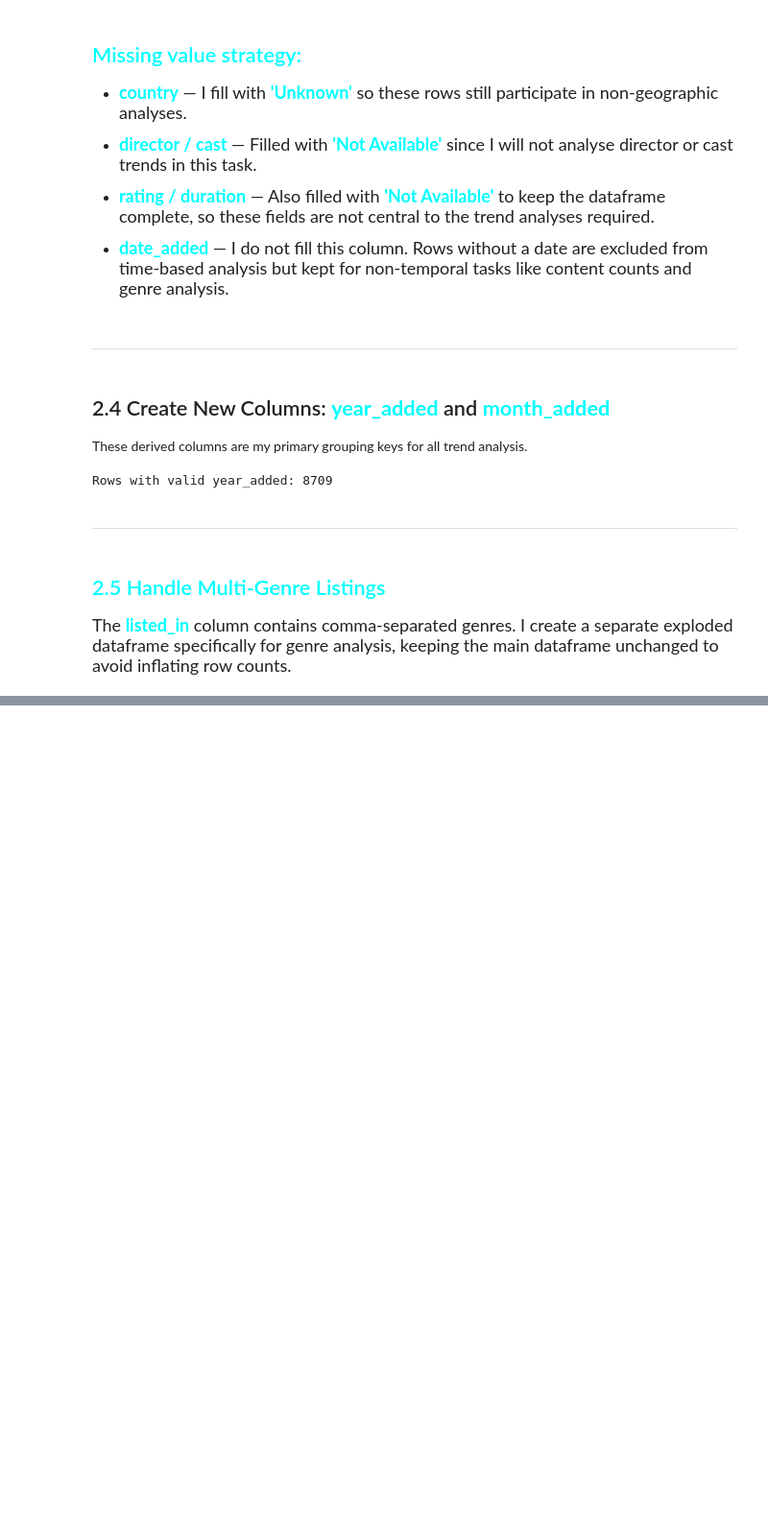
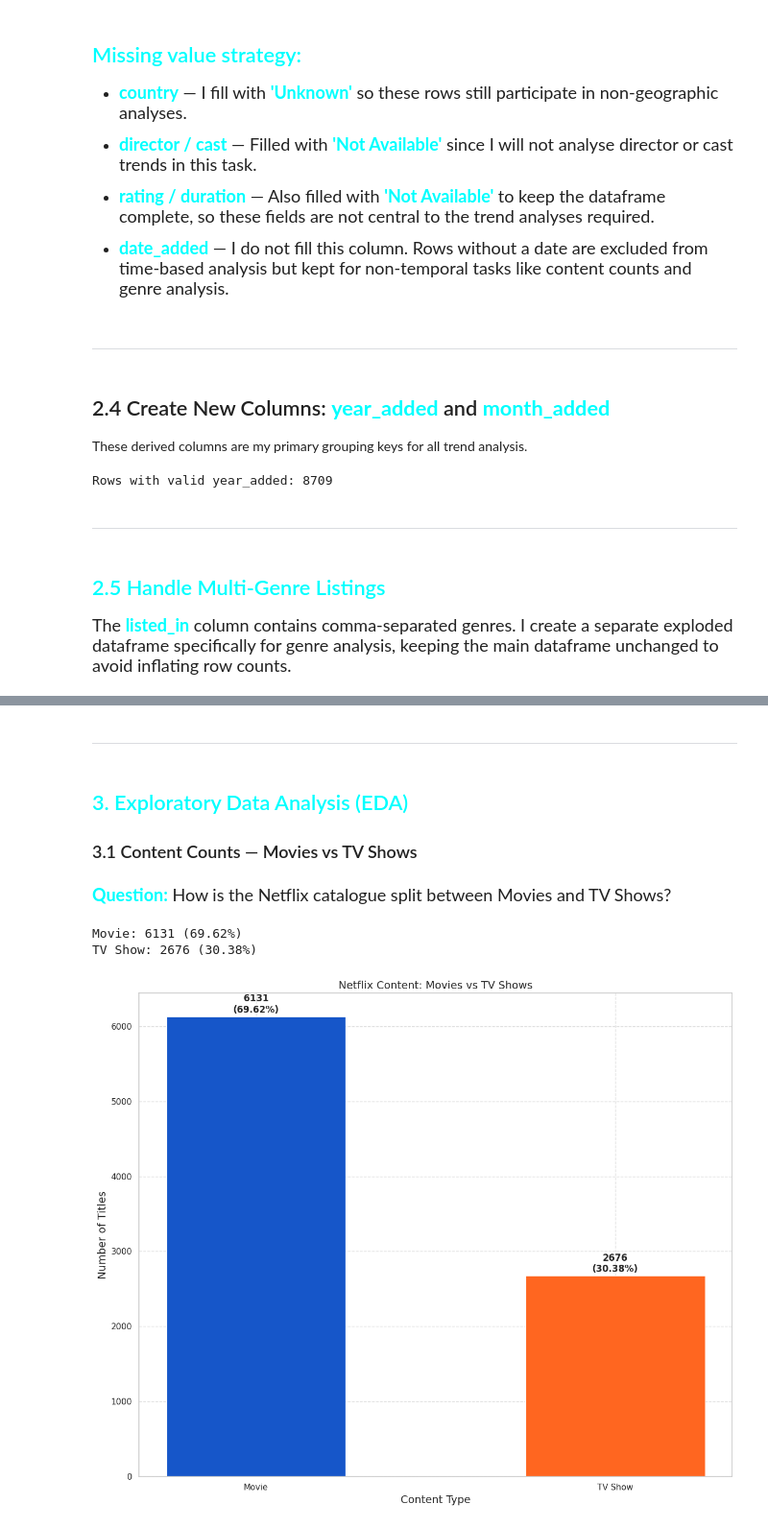
Before and after one commit to diyorIsamukhamedov/Netflix-analytics-pipeline, a Jupyter notebook: src/netflix_analysis.ipynb, the cells around one changed output, grey strips where cells are left out. Shown at 96% size. Saved outputs shown, nothing was run; the diff lists cells and outputs as text; code cells hidden in the pictures; blank space fills up the shorter version.

Commit message:
Implement movies vs tv shows distribution

```diff
--- a/src/netflix_analysis.ipynb
+++ b/src/netflix_analysis.ipynb
@@ -213,0 +252,71 @@ Rows with valid year_added: 8709
+# %% [markdown]
+<hr>
+# %% [markdown]
+<h2 style="color:Cyan;">3. Exploratory Data Analysis (EDA)</h2>
+<h3>3.1 Content Counts — Movies vs TV Shows</h3>
+<p style="><b>Question:</b></p>
+# %% [markdown]
+<p style="font-size: 18px;"><b style="color: Cyan;">Question:</b> How is the Netflix catalogue split between Movies and TV Shows?</p>
+# %%
+def get_content_counts(df: pd.DataFrame) -> pd.Series:
+    """I count MOvies and TV Shows"""
+    counts = df["type"].value_counts()
+    total = counts.sum()
+
+    for content_type in counts.index:
+        percentage = (counts[content_type] / total * 100).round(2)
+        print(f"\033[1m\033[92m{content_type}:\033[0m \033[95m{counts[content_type]} ({percentage}%)\033[0m")
+
+    return counts
+
+type_counts = get_content_counts(df)
+# %% [output]
+Movie: 6131 (69.62%)
+TV Show: 2676 (30.38%)
+# %%
+def plot_content_counts(type_counts: pd.Series) -> None:
+    """My function (method) creates a bar chart showing Movies vs TV Shows split"""
+    fig, ax = plt.subplots(figsize=(12, 10))
+    colours = ['#1656C9', '#FF6620']
+    bars = ax.bar(type_counts.index, type_counts.values, color=colours, edgecolor="white", width=0.5)
+
+    # I calculate the total to compute percentages
+    total = type_counts.sum()
+
+    for bar, count in zip(bars, type_counts.values):
+        percentage = round(count / total * 100, 2)
+        # I figure out where to place the text - horizontally centered on the bar
+        left_edge = bar.get_x()        # where the bar starts on the x-axis
+        bar_width = bar.get_width()    # how wide the bar is
+        x_centre = left_edge + bar_width / 2 # the middle point of the bar
+
+        # I figure out where to place the text - vertically just above the bar
+        bar_top = bar.get_height()     # how tall the bar is (its top edge)
+        y_above = bar_top + 20         # I add 20 to push the text a bit higher
+
+        # I build the text I want to display
+        label = f"{count}\n({percentage}%)"
+
+        # I place the text on the chart
+        ax.text(
+            x_centre,
+            y_above,
+            label,
+            ha='center',
+            va='bottom',
+            fontweight='bold'
+        )
+
+    # Display the chart
+    ax.set_title("Movies vs TV Shows")
+    ax.set_ylabel("Count")
+    ax.set_title("Netflix Content: Movies vs TV Shows")
+    ax.set_ylabel("Number of Titles", fontsize=14)
+    ax.set_xlabel("Content Type", fontsize=14)
+    plt.grid(True, linestyle="--", alpha=0.7)
+    plt.tight_layout()
+    plt.show()
+
+plot_content_counts(type_counts)
+# %% [output]
+[figure, added]
```
Also changed, not shown: parts of 4 cells of this notebook.
